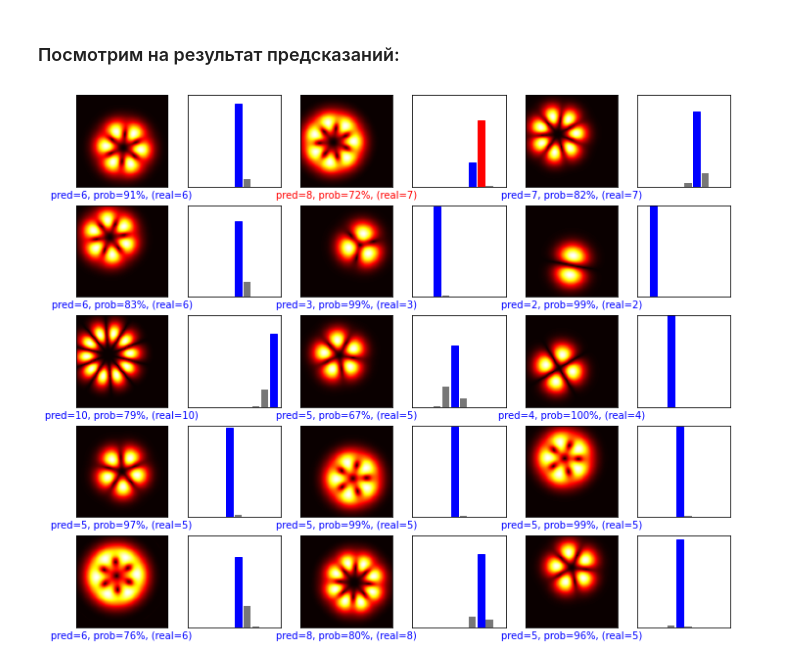
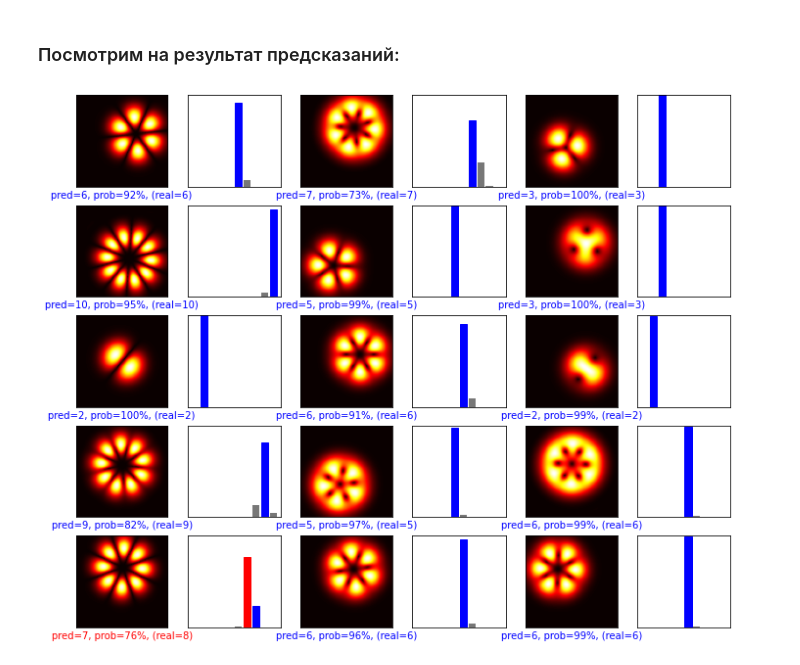
Before and after one commit to LinarKulinar/VortexBeamResearch, a Jupyter notebook: forming_vortex_beam_master_research_2022_forming_dataset.ipynb, the cells around one changed output. Drawn from its saved outputs; the diff is of its cells as text; code cells hidden in the pictures.

```diff
--- a/forming_vortex_beam_master_research_2022_forming_dataset.ipynb
+++ b/forming_vortex_beam_master_research_2022_forming_dataset.ipynb
@@ -1048,12 +1062,13 @@ plot_value_array(i, predictions,  labels_test)
 # %%
 num_rows = 5
 num_cols = 3
+start_index = 50 # Начиная с этого индекса смотрим на картинки
 num_images = num_rows*num_cols
 plt.figure(figsize=(2*2*num_cols, 2*num_rows))
 for i in range(num_images):
   plt.subplot(num_rows, 2*num_cols, 2*i+1)
-  plot_image(i, predictions, labels_test, data_test)
+  plot_image(i + start_index, predictions, labels_test, data_test)
   plt.subplot(num_rows, 2*num_cols, 2*i+2)
-  plot_value_array(i, predictions,  labels_test)
+  plot_value_array(i + start_index, predictions,  labels_test)
 # %% [output]
-[figure, old version]
+[figure, new version]
```
Also changed, not shown: parts of 10 cells of this notebook.
